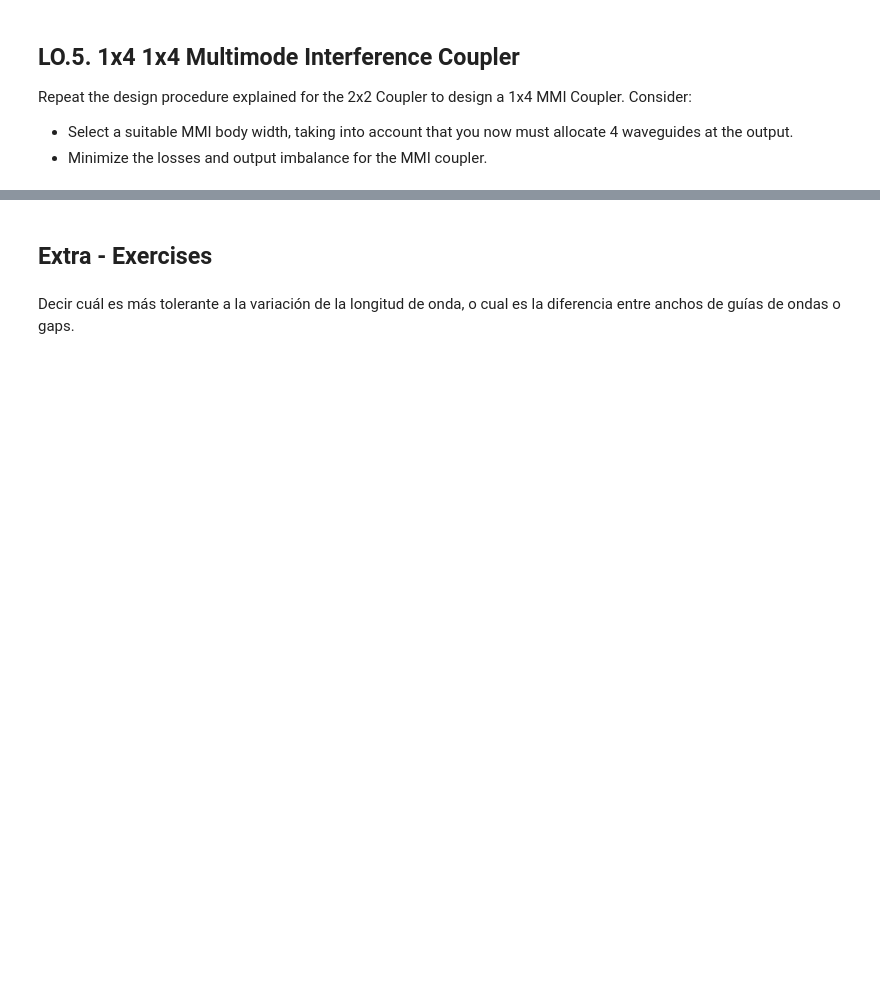
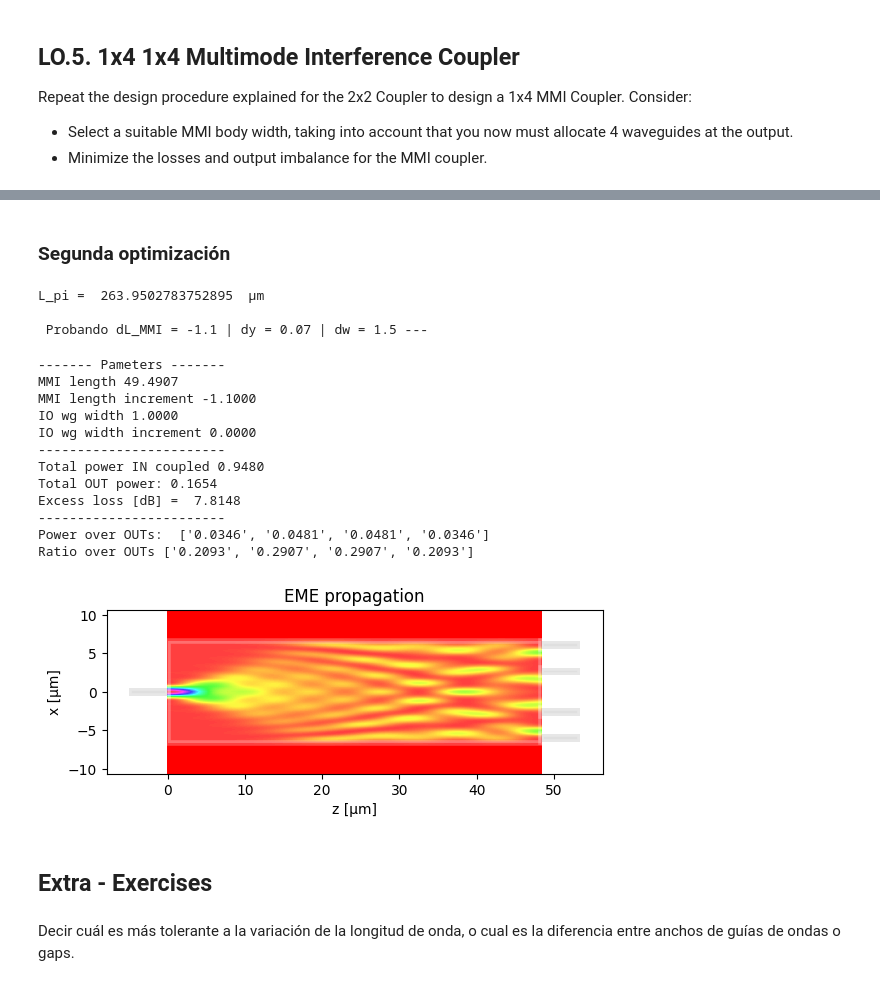
Before and after one commit to snacmuo/pic-upv-lab2, a Jupyter notebook: COUPLERS_Student.ipynb, the cells around one changed output, grey strips where cells are left out. Saved outputs shown, nothing was run; the diff lists cells and outputs as text; code cells hidden in the pictures; blank space fills up the shorter version.

```diff
--- a/COUPLERS_Student.ipynb
+++ b/COUPLERS_Student.ipynb
@@ -950,3 +1376,51 @@ Repeat the design procedure explained for the 2x2 Coupler to design a 1x4 MMI Co
+# %% [markdown]
+### Segunda optimización
+# %%
+dl = -1.1
+dy = 0.07
+dw = 1.5
+
+mmi_Width = 13.2
+
+m = MMI_EME()
+m.MMI_width = mmi_Width
+m.MMI_width_dw = dw
+m.MMI_num_modes = 30
+
+m.find_all_modes()
+
+L_pi = m.get_L_pi()
+print("L_pi = ", L_pi, " µm")
+
+m.n_IN =  1
+m.n_OUT = 4
+
+print(f"\n Probando dL_MMI = {dl} | dy = {dy} | dw = {dw} ---")
+
+m.IN_WVG_positions = np.array([0])
+m.OUT_WVG_positions = (mmi_Width + 0.35) * np.array([-3/8, -1/8, 1/8, 3/8] + np.array([-dy,-dy, dy, dy]))
+
+m.L_MMI = 3*L_pi/16
+m.dL_MMI = dl
+
+m.propagation()
+# %% [output]
+L_pi =  263.9502783752895  µm
+
+ Probando dL_MMI = -1.1 | dy = 0.07 | dw = 1.5 ---
+------- Pameters -------
+MMI length 49.4907
+MMI length increment -1.1000
+IO wg width 1.0000
+IO wg width increment 0.0000
+------------------------
+Total power IN coupled 0.9480
+Total OUT power: 0.1654
+Excess loss [dB] =  7.8148
+------------------------
+Power over OUTs:  ['0.0346', '0.0481', '0.0481', '0.0346']
+Ratio over OUTs ['0.2093', '0.2907', '0.2907', '0.2093']
+[figure, added]
 # %% [markdown]
 ## Extra - Exercises
 # %% [markdown]
```
Also changed, not shown: parts of 13 cells of this notebook, 1 other file.
